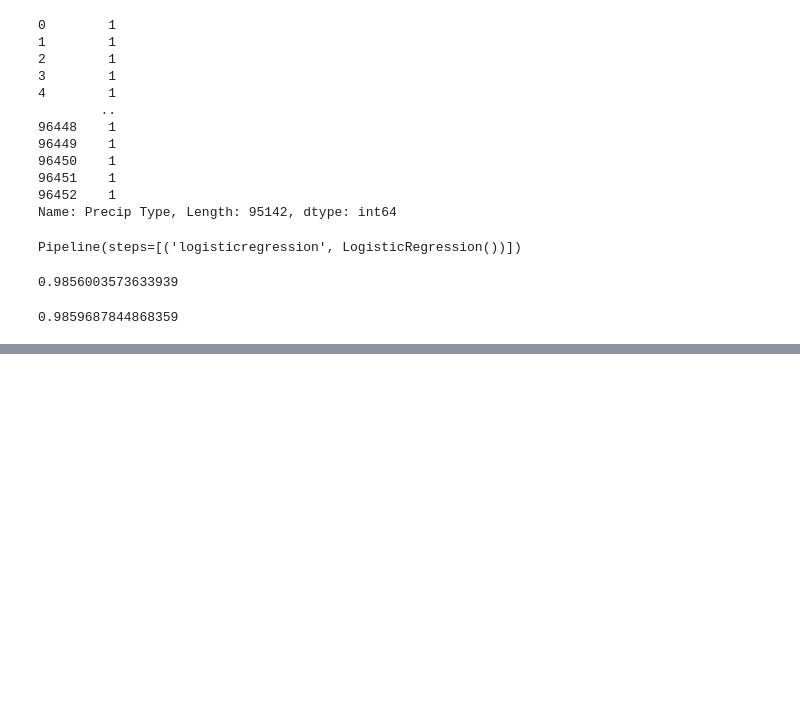
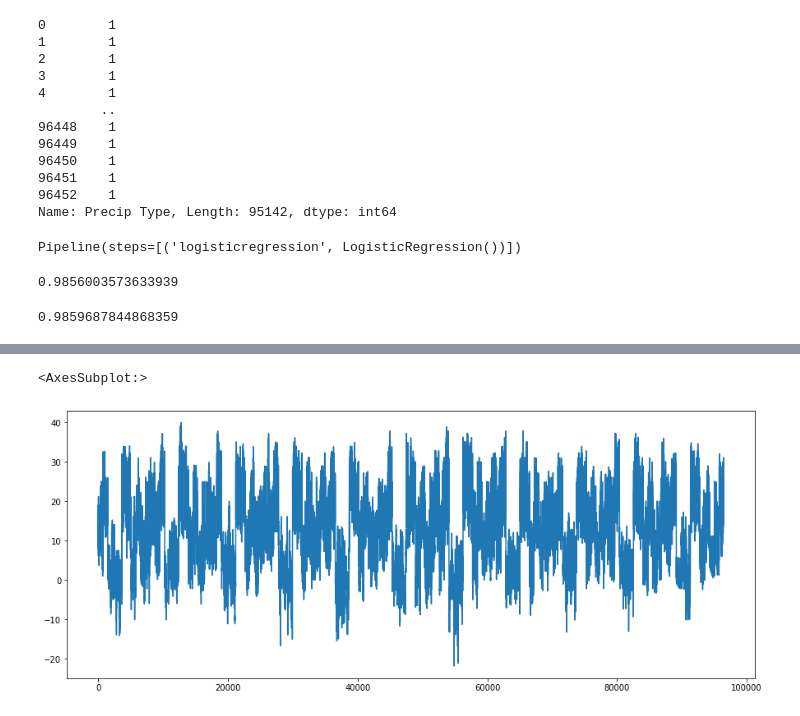
Before and after one commit to Ubaid-Ur-RehmanJ/kaggle-projects, a Jupyter notebook: weather-prediction.ipynb, the cells around one changed output, grey strips where cells are left out. Saved outputs shown, nothing was run; the diff lists cells and outputs as text; code cells hidden in the pictures; blank space fills up the shorter version.

```diff
--- a/weather-prediction.ipynb
+++ b/weather-prediction.ipynb
@@ -210,0 +264,6 @@ print(lr_val_accuracy)
+# %%
+fig, ax = plt.subplots(figsize = (15, 6))
+df["Temperature (C)"].plot(ax=ax)
+# %% [output]
+<AxesSubplot:>
+[figure, added]
```
Also changed, not shown: parts of 21 cells of this notebook.
